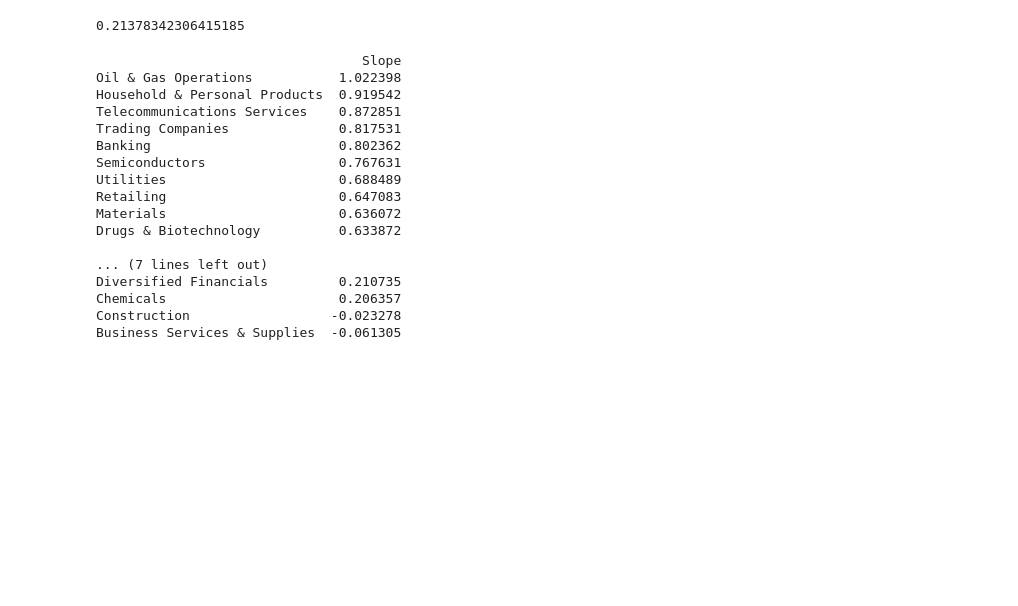
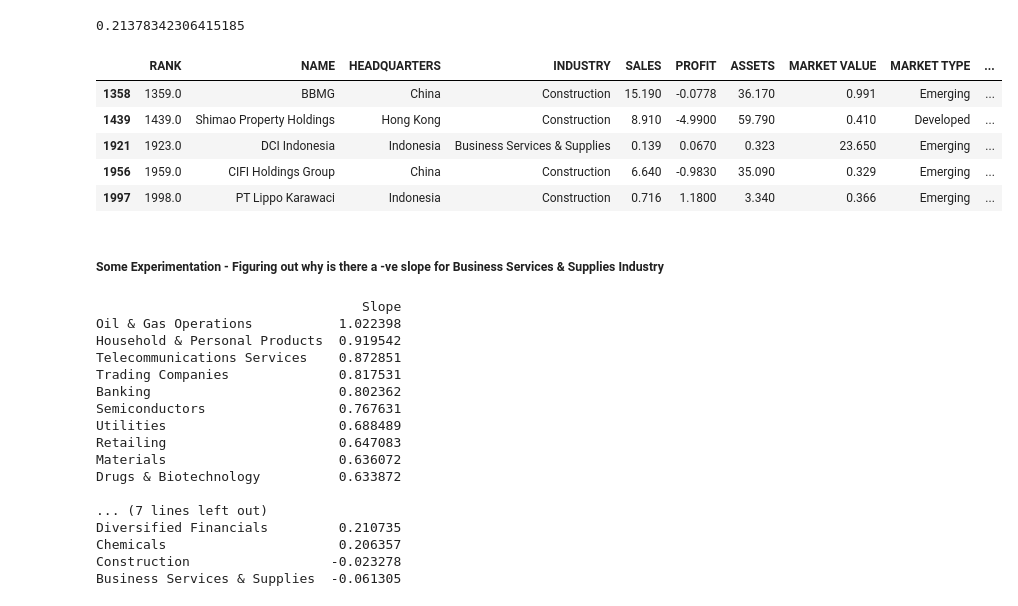
Before and after one commit to GauriR011/Forbes-Global-2025, a Jupyter notebook: Code.ipynb, the cells around one changed output. Drawn from its saved outputs; the diff is of its cells as text; code cells hidden in the pictures; blank space fills up the shorter version.

```diff
--- a/Code.ipynb
+++ b/Code.ipynb
@@ -484,3 +518,12 @@ import statsmodels.api as sm
 df_log = df[(df["ASSETS"] > 0) & (df["MARKET VALUE"] > 0)]  # remove zeros
 df_log["log_assets"] = np.log(df_log["ASSETS"])
 df_log["log_market"] = np.log(df_log["MARKET VALUE"])
+# %%
+df_log[(df_log["INDUSTRY"].isin(['Construction', 'Business Services & Supplies'])) & ((df_log["log_assets"]<=0) | ((df_log["log_market"]<=0)))].head()
+# %% [output]
+|  | RANK | NAME | HEADQUARTERS | INDUSTRY | SALES | PROFIT | ASSETS | MARKET VALUE | MARKET TYPE | ... |
+| 1358 | 1359.0 | BBMG | China | Construction | 15.190 | -0.0778 | 36.170 | 0.991 | Emerging | ... |
+| 1439 | 1439.0 | Shimao Property Holdings | Hong Kong | Construction | 8.910 | -4.9900 | 59.790 | 0.410 | Developed | ... |
+| 1921 | 1923.0 | DCI Indonesia | Indonesia | Business Services & Supplies | 0.139 | 0.0670 | 0.323 | 23.650 | Emerging | ... |
+| 1956 | 1959.0 | CIFI Holdings Group | China | Construction | 6.640 | -0.9830 | 35.090 | 0.329 | Emerging | ... |
+| 1997 | 1998.0 | PT Lippo Karawaci | Indonesia | Construction | 0.716 | 1.1800 | 3.340 | 0.366 | Emerging | ... |
@@ -486,0 +532,2 @@ df_log["log_market"] = np.log(df_log["MARKET VALUE"])
+# %% [markdown]
+##### Some Experimentation - Figuring out why is there a -ve slope for Business Services & Supplies Industry
```
Also changed, not shown: parts of 29 cells of this notebook, 2 other files.
